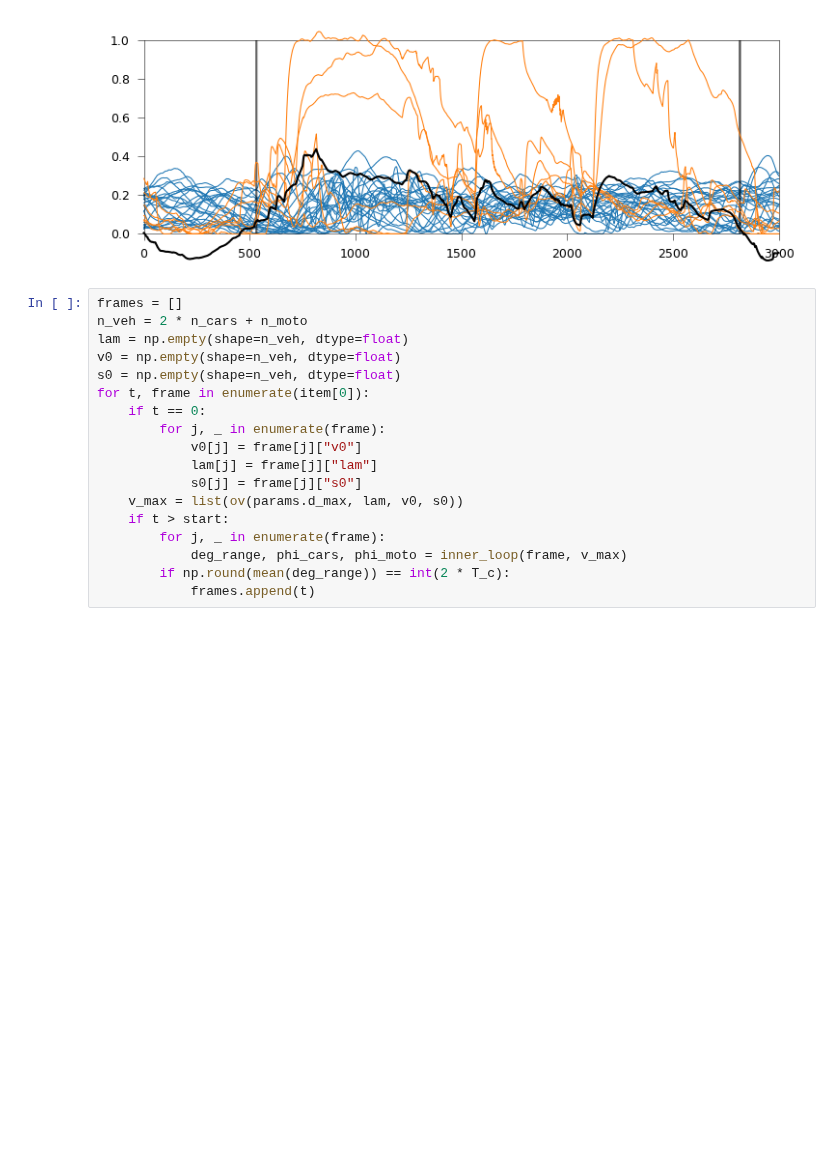
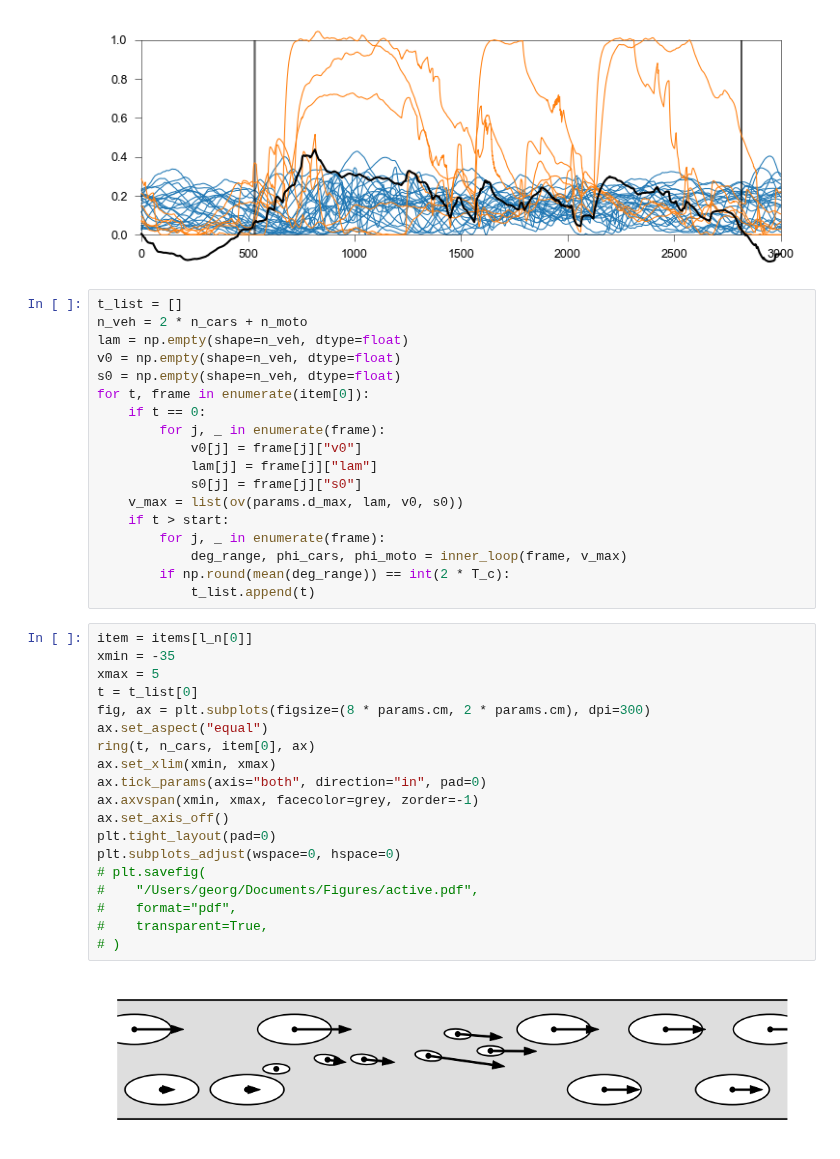
Before and after one commit to EPFL-ENAC/LUTS-pneuma-simulator, a Jupyter notebook: notebooks/sandbox.ipynb, the cells around one changed output. Cells and saved outputs as stored; diff of their text form; blank space fills up the shorter version.

```diff
--- a/notebooks/sandbox.ipynb
+++ b/notebooks/sandbox.ipynb
@@ -536,7 +524,7 @@ fig.tight_layout(pad=0)
 # %% [output]
 [figure]
 # %%
-frames = []
+t_list = []
 n_veh = 2 * n_cars + n_moto
 lam = np.empty(shape=n_veh, dtype=float)
 v0 = np.empty(shape=n_veh, dtype=float)
@@ -552,4 +540,25 @@ for t, frame in enumerate(item[0]):
         for j, _ in enumerate(frame):
             deg_range, phi_cars, phi_moto = inner_loop(frame, v_max)
         if np.round(mean(deg_range)) == int(2 * T_c):
-            frames.append(t)
+            t_list.append(t)
+# %%
+item = items[l_n[0]]
+xmin = -35
+xmax = 5
+t = t_list[0]
+fig, ax = plt.subplots(figsize=(8 * params.cm, 2 * params.cm), dpi=300)
+ax.set_aspect("equal")
+ring(t, n_cars, item[0], ax)
+ax.set_xlim(xmin, xmax)
+ax.tick_params(axis="both", direction="in", pad=0)
+ax.axvspan(xmin, xmax, facecolor=grey, zorder=-1)
+ax.set_axis_off()
+plt.tight_layout(pad=0)
+plt.subplots_adjust(wspace=0, hspace=0)
+# plt.savefig(
+#    "/Users/georg/Documents/Figures/active.pdf",
+#    format="pdf",
+#    transparent=True,
+# )
+# %% [output]
+[figure, added]
```
Also changed, not shown: parts of 12 cells of this notebook, 1 other file.
